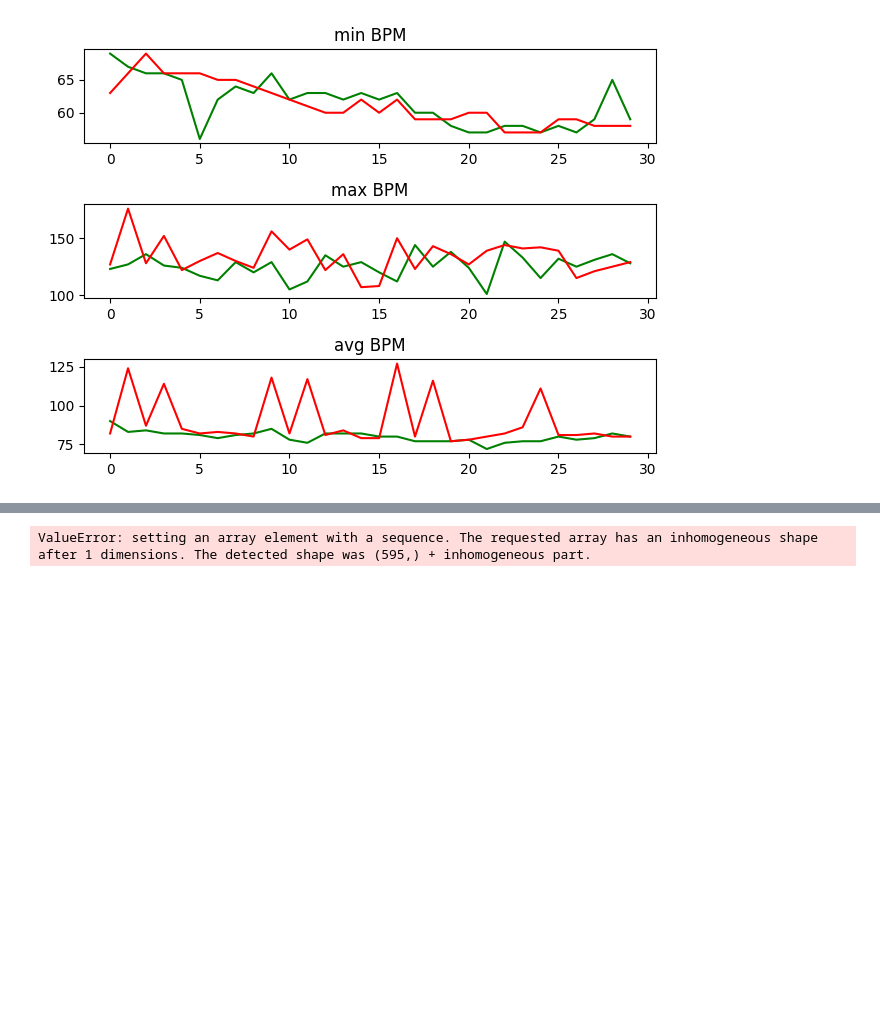
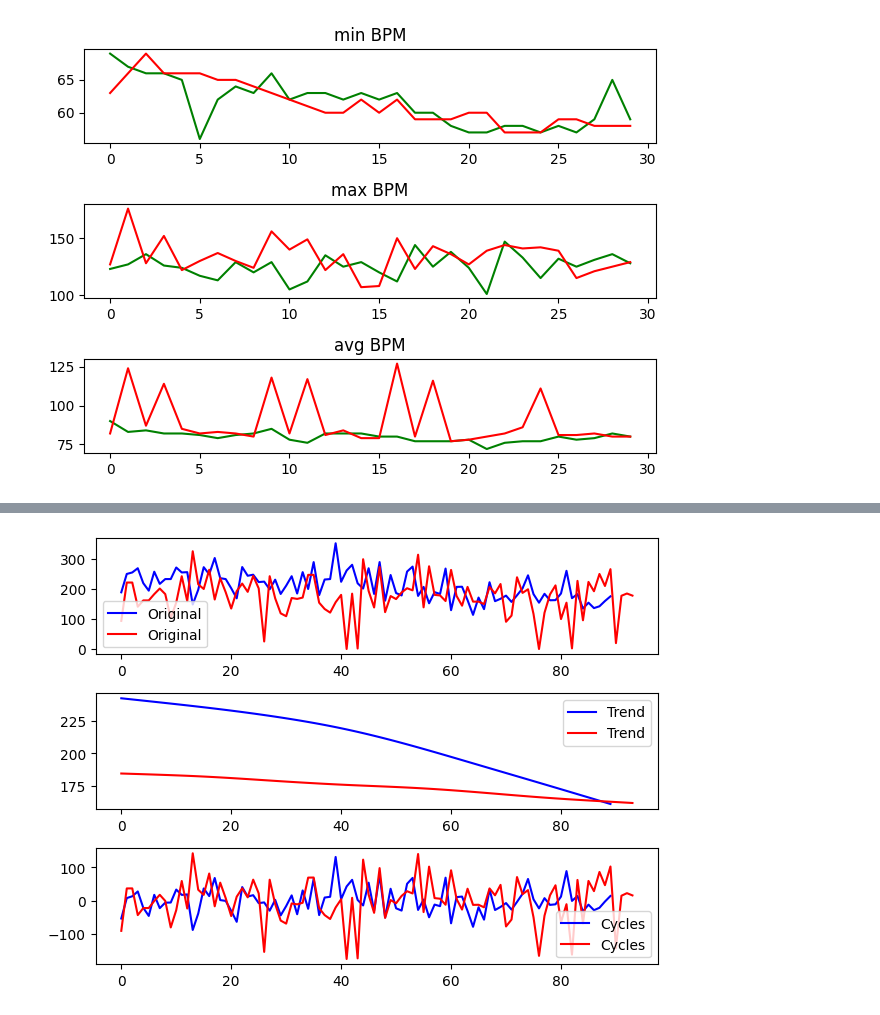
Before and after one commit to Alisa-lisa/conferences, a Jupyter notebook: EP_2023/TSAnalysis.ipynb, the cells around one changed output, grey strips where cells are left out. Drawn from its saved outputs; the diff is of its cells as text; code cells hidden in the pictures; blank space fills up the shorter version.

```diff
--- a/EP_2023/TSAnalysis.ipynb
+++ b/EP_2023/TSAnalysis.ipynb
@@ -148,6 +193,9 @@ plot_raw_timeseries(sleep_filled, '2022-01-01', '2023-01-01', 90)
 # %%
-# other trend detection:
-hpcycles = sm.tsa.filters.hpfilter(values, 1600 * 3 ** 4)
-plt.plot(idx.tolist(), hpcycles[1].tolist(), label='smoothed trend', color='green')
+plot_raw_timeseries(df_in = df_sleep,
+                    start='2022-01-01',
+                    end='2023-01-01', duration=90,
+                    column='light_sleep_duration',
+                    multiple=True,
+                    hp_on=True)
 # %% [output]
-ValueError: setting an array element with a sequence. The requested array has an inhomogeneous shape after 1 dimensions. The detected shape was (595,) + inhomogeneous part.
+[figure, added]
```
Also changed, not shown: parts of 6 cells of this notebook, 1 other file.
